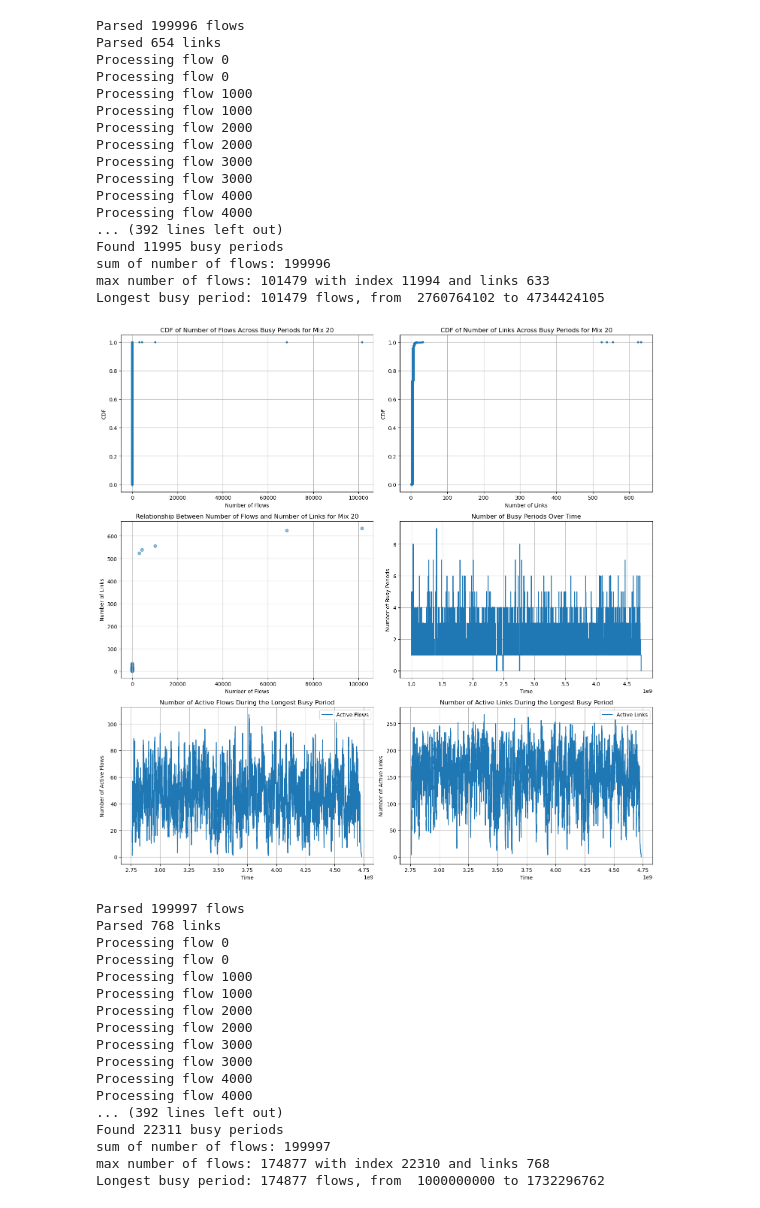
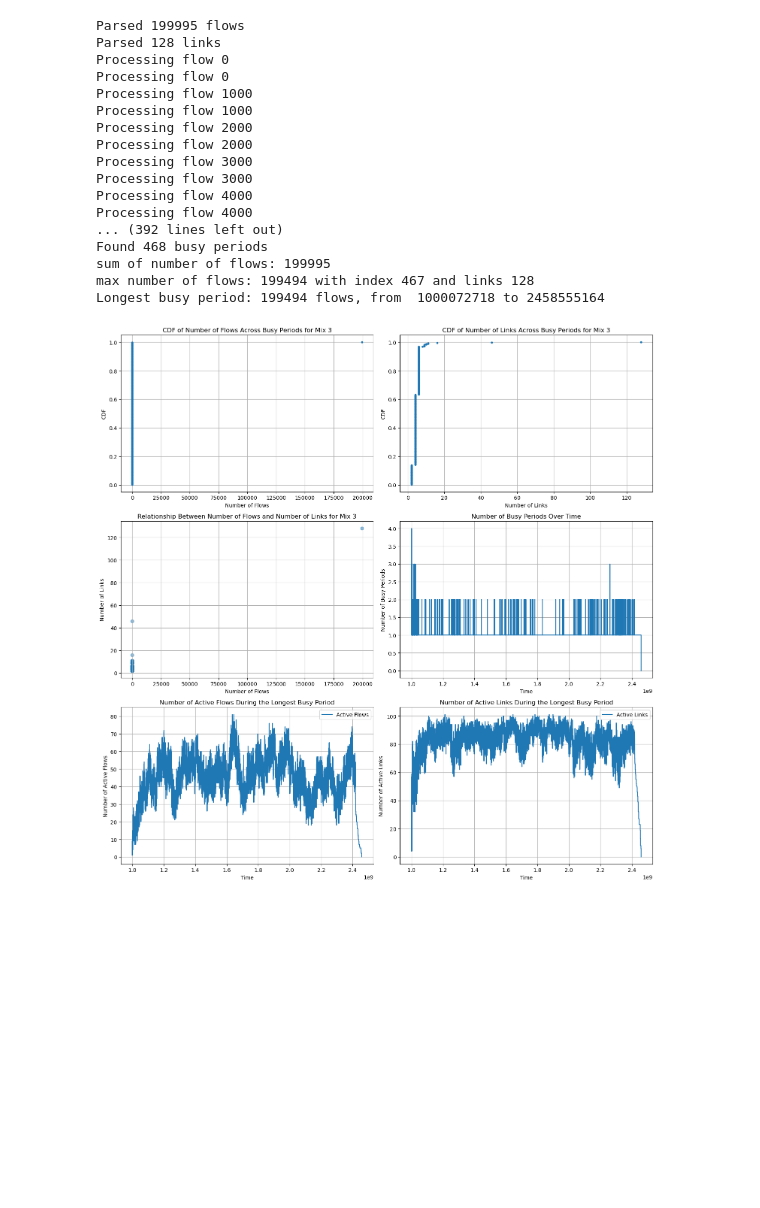
Before and after one commit to uw-polestar/parsimon-eval, a Jupyter notebook: expts/fig_8/analysis/busy_period.ipynb, the cells around one changed output. Saved outputs shown, nothing was run; the diff lists cells and outputs as text; code cells hidden in the pictures; blank space fills up the shorter version.

```diff
--- a/expts/fig_8/analysis/busy_period.ipynb
+++ b/expts/fig_8/analysis/busy_period.ipynb
@@ -429,11 +429,11 @@ def plot_active_links_during_longest_period(busy_periods, flows_data,ax):
     ax.grid(True)
     ax.legend()
 # %%
-root_dir = '../data_test/'  # Update with the path to your root directory
+root_dir = '../data/'  # Update with the path to your root directory
 flow_size_threshold=100000000
-mix_list = [20, 179, 12]
+mix_list = [3]
 for mix_id in mix_list:
-    flow_info_file = f"{root_dir}{mix_id}/ns3-config/0/fct_topology_flows_dctcp.txt"
+    flow_info_file = f"{root_dir}{mix_id}/ns3/fct_topology_flows_dctcp.txt"
     link_info_file = f"{root_dir}{mix_id}/mlsys-test/path_0.txt"
     result_file = f"./res/busy_periods_{mix_id}_t{flow_size_threshold}.json"
 
@@ -469,54 +469,37 @@ for mix_id in mix_list:
     fig, axs = plt.subplots(3, 2, figsize=(15, 15))
 
     plot_cdf(num_flows, 'Number of Flows', 'CDF', f'CDF of Number of Flows Across Busy Periods for Mix {mix_id}', axs[0, 0])
     plot_cdf(num_links, 'Number of Links', 'CDF', f'CDF of Number of Links Across Busy Periods for Mix {mix_id}', axs[0, 1])
     plot_relationship(num_flows, num_links, 'Number of Flows', 'Number of Links', f'Relationship Between Number of Flows and Number of Links for Mix {mix_id}', axs[1, 0])
     plot_busy_periods_over_time(busy_periods, axs[1, 1])
 
 
     flows = parse_flow_info_log(flow_info_file)
     link_flows = parse_link_info_log(link_info_file)
     flows = assign_links_to_flows(flows, link_flows)
 
     plot_active_flows_during_longest_period(busy_periods, flows, axs[2, 0])
 
     plot_active_links_during_longest_period(busy_periods, flows, axs[2, 1])
 
     plt.tight_layout()
     plt.show()
 # %% [output]
-Parsed 199996 flows
-Parsed 654 links
+Parsed 199995 flows
+Parsed 128 links
 Processing flow 0
 Processing flow 0
 Processing flow 1000
 Processing flow 1000
 Processing flow 2000
 Processing flow 2000
 Processing flow 3000
 Processing flow 3000
 Processing flow 4000
 Processing flow 4000
 ... (392 lines left out)
-Found 11995 busy periods
-sum of number of flows: 199996
-max number of flows: 101479 with index 11994 and links 633
-Longest busy period: 101479 flows, from  2760764102 to 4734424105
+Found 468 busy periods
+sum of number of flows: 199995
+max number of flows: 199494 with index 467 and links 128
+Longest busy period: 199494 flows, from  1000072718 to 2458555164
-[figure, old version]
+[figure, new version]
-Parsed 199997 flows
-Parsed 768 links
-Processing flow 0
-Processing flow 0
-Processing flow 1000
-Processing flow 1000
-Processing flow 2000
-Processing flow 2000
-Processing flow 3000
-Processing flow 3000
-Processing flow 4000
-Processing flow 4000
-... (392 lines left out)
-Found 22311 busy periods
-sum of number of flows: 199997
-max number of flows: 174877 with index 22310 and links 768
-Longest busy period: 174877 flows, from  1000000000 to 1732296762
```
Also changed, not shown: parts of 3 cells of this notebook.
